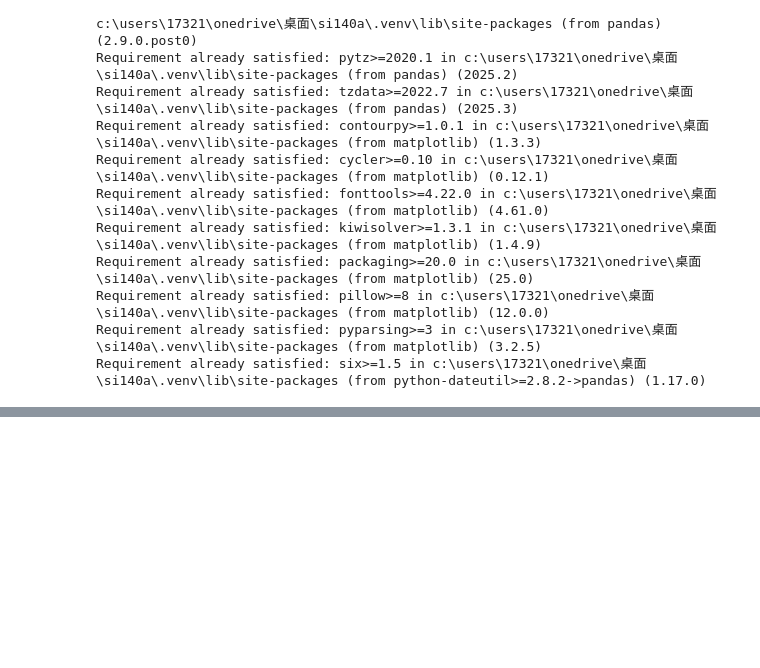
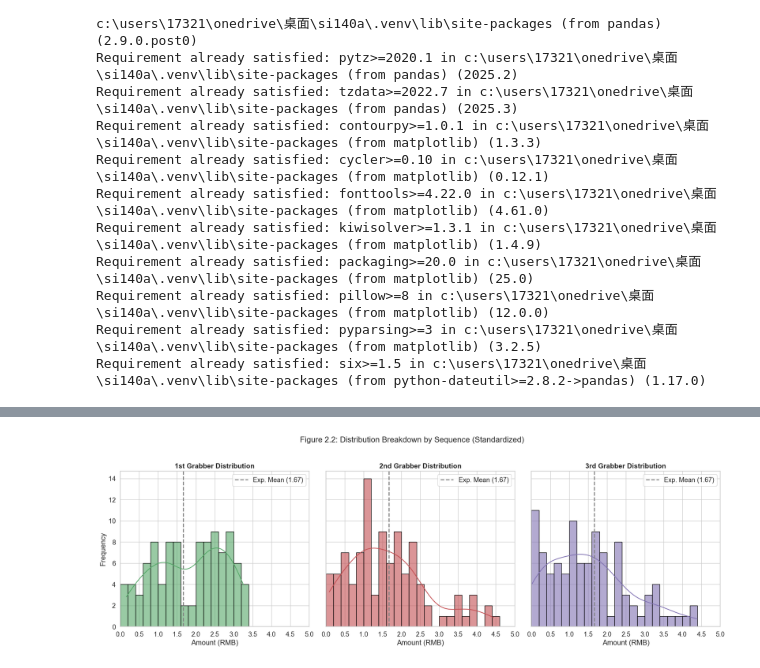
Before and after one commit to Dan-dlp/SI140A.01-Project3, a Jupyter notebook: report/final_project_cyb.ipynb, the cells around one changed output, grey strips where cells are left out. Saved outputs shown, nothing was run; the diff lists cells and outputs as text; code cells hidden in the pictures; blank space fills up the shorter version.

```diff
--- a/report/final_project_cyb.ipynb
+++ b/report/final_project_cyb.ipynb
@@ -162,0 +101,83 @@ Figure 3 (Teammates Comparison) shows that despite the sequence difference, the
+# %%
+import pandas as pd
+import numpy as np
+import matplotlib.pyplot as plt
+import seaborn as sns
+
+# 设置风格
+sns.set_theme(style="whitegrid", font_scale=1.2)
+plt.rcParams['font.family'] = 'sans-serif'
+plt.rcParams['axes.unicode_minus'] = False
+
+# 假设 df 已经读取
+# df = pd.read_csv(...)
+
+# ==========================================
+# 优化版 Figure 2.2: 统一标准的直方图
+# ==========================================
+fig, axes = plt.subplots(1, 3, figsize=(18, 6), sharey=True, sharex=False)
+# 注意：这里改成了 sharex=False，因为我们要手动强制每个图的 xlim 和 binrange
+
+colors = ['#55a868', '#c44e52', '#8172b3']
+labels = ['1st Grabber', '2nd Grabber', '3rd Grabber']
+columns = ['first', 'second', 'third']
+
+for i, col in enumerate(columns):
+    # 【核心修改】：使用 binrange=(0, 5) 强制锁定数据范围
+    # 使用 bins=25，意味着每个柱子宽度严格为 5/25 = 0.2 元
+    sns.histplot(df[col], ax=axes[i],
+                 bins=25, binrange=(0, 5),  # <--- 这里是解决柱子宽度不一的关键
+                 kde=True,
+                 color=colors[i], edgecolor='black', alpha=0.6)
+
+    # 标出理论均值
+    axes[i].axvline(5/3, color='gray', linestyle='--', linewidth=2, label='Exp. Mean (1.67)')
+
+    # 强制设置 X 轴范围和刻度
+    axes[i].set_xlim(0, 5)
+    axes[i].set_xticks(np.arange(0, 5.5, 0.5)) # 0.5 一个刻度更清晰
+
+    # 标题和标签
+    axes[i].set_title(f'{labels[i]} Distribution', fontsize=14, fontweight='bold')
+    axes[i].set_xlabel('Amount (RMB)')
+    if i == 0:
+        axes[i].set_ylabel('Frequency')
+
+    # 优化图例
+    axes[i].legend(loc='upper right', frameon=True)
+
+plt.suptitle('Figure 2.2: Distribution Breakdown by Sequence (Standardized)', fontsize=16, y=1.02)
+plt.tight_layout()
+plt.show()
+
+# ==========================================
+# 优化版 Figure 2.3: 信息丰富的箱线图
+# ==========================================
+plt.figure(figsize=(10, 6))
+
+# 1. 绘制基础箱线图 (添加均值点)
+# showmeans=True 会显示均值（三角形），meanprops 定义均值的样式
+sns.boxplot(data=df[['first', 'second', 'third']], palette="Set2", width=0.5,
+            showmeans=True,
+            meanprops={"marker":"^", "markerfacecolor":"white", "markeredgecolor":"black", "markersize":"10"})
+
+# 2. 【核心修改】叠加散点图 (Stripplot)
+# 这样可以看到数据的密集程度，而不只是几个统计量
+sns.stripplot(data=df[['first', 'second', 'third']], color=".25", size=4, alpha=0.5, jitter=True)
+
+# 3. 添加均值线作为参考
+plt.axhline(5/3, color='red', linestyle='--', alpha=0.6, linewidth=1.5, label='Theoretical Mean (1.67)')
+
+# 装饰
+plt.title('Figure 2.3: Variance & Spread Analysis across Sequence', fontsize=15, fontweight='bold')
+plt.xlabel('Grabbing Order', fontsize=12)
+plt.ylabel('Amount (RMB)', fontsize=12)
+plt.legend(loc='upper left')
+plt.grid(axis='y', linestyle='--', alpha=0.5)
+
+# 4. 自定义 X 轴标签
+plt.xticks([0, 1, 2], ['1st Grabber', '2nd Grabber', '3rd Grabber'])
+
+plt.show()
+# %% [output]
+[figure, added]
```
Also changed, not shown: parts of 19 cells of this notebook, 1 other file.
